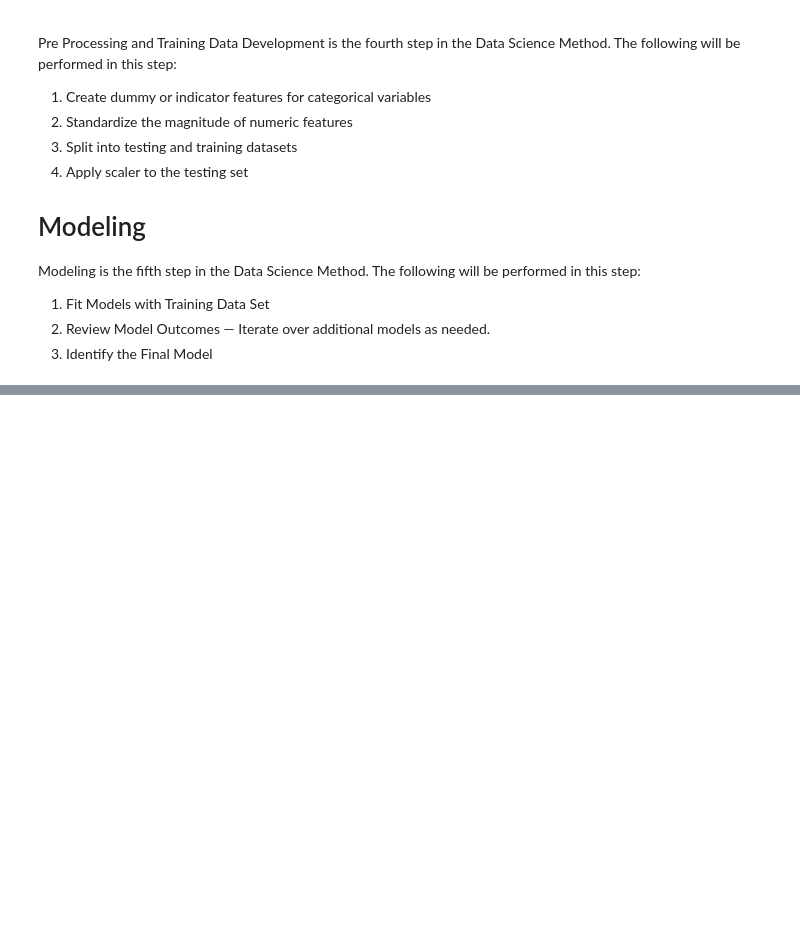
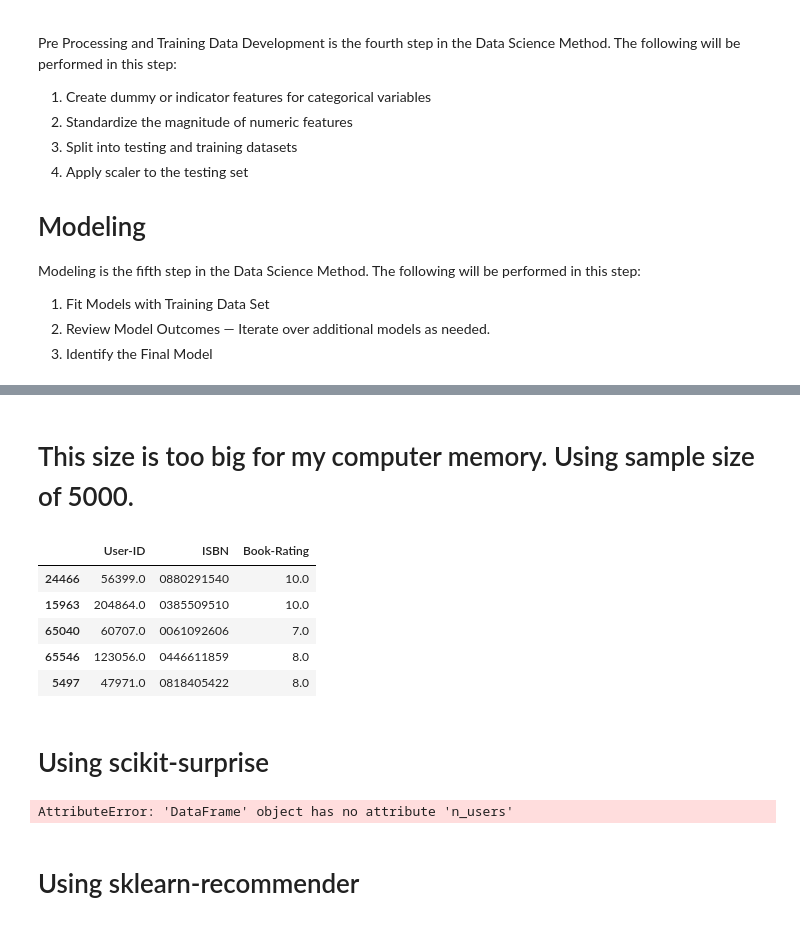
Before and after one commit to sudkpa/SB_DS, a Jupyter notebook: Career_Track/Capstone_Three/Preprocessing_Modeling/Cap3_Notebook_stepfourfive.ipynb, the cells around one changed output, grey strips where cells are left out. Saved outputs shown, nothing was run; the diff lists cells and outputs as text; code cells hidden in the pictures; blank space fills up the shorter version.

```diff
--- a/Career_Track/Capstone_Three/Preprocessing_Modeling/Cap3_Notebook_stepfourfive.ipynb
+++ b/Career_Track/Capstone_Three/Preprocessing_Modeling/Cap3_Notebook_stepfourfive.ipynb
@@ -67,0 +98,14 @@ X = df.drop(['Book-Rating'], axis=1)
+# %% [markdown]
+# This size is too big for my computer memory.  Using sample size of 5000.
+# %%
+df_sample = df_reviews.sample(n=5000, random_state=1)
+df_sample.head()
+# %% [output]
+|  | User-ID | ISBN | Book-Rating |
+| 24466 | 56399.0 | 0880291540 | 10.0 |
+| 15963 | 204864.0 | 0385509510 | 10.0 |
+| 65040 | 60707.0 | 0061092606 | 7.0 |
+| 65546 | 123056.0 | 0446611859 | 8.0 |
+| 5497 | 47971.0 | 0818405422 | 8.0 |
+# %% [markdown]
+# Using scikit-surprise
@@ -67,0 +116,15 @@ X = df.drop(['Book-Rating'], axis=1)
+# %%
+from surprise import KNNWithMeans
+my_k = 15
+my_min_k = 5
+my_sim_option = {
+    'name':'pearson', 'user_based':True,
+    }
+algo = KNNWithMeans(
+    k = my_k, min_k = my_min_k, sim_option = my_sim_option
+    )
+algo.fit(trainset)
+# %% [output]
+AttributeError: 'DataFrame' object has no attribute 'n_users'
+# %% [markdown]
+# Using sklearn-recommender
```
Also changed, not shown: parts of 19 cells of this notebook.
